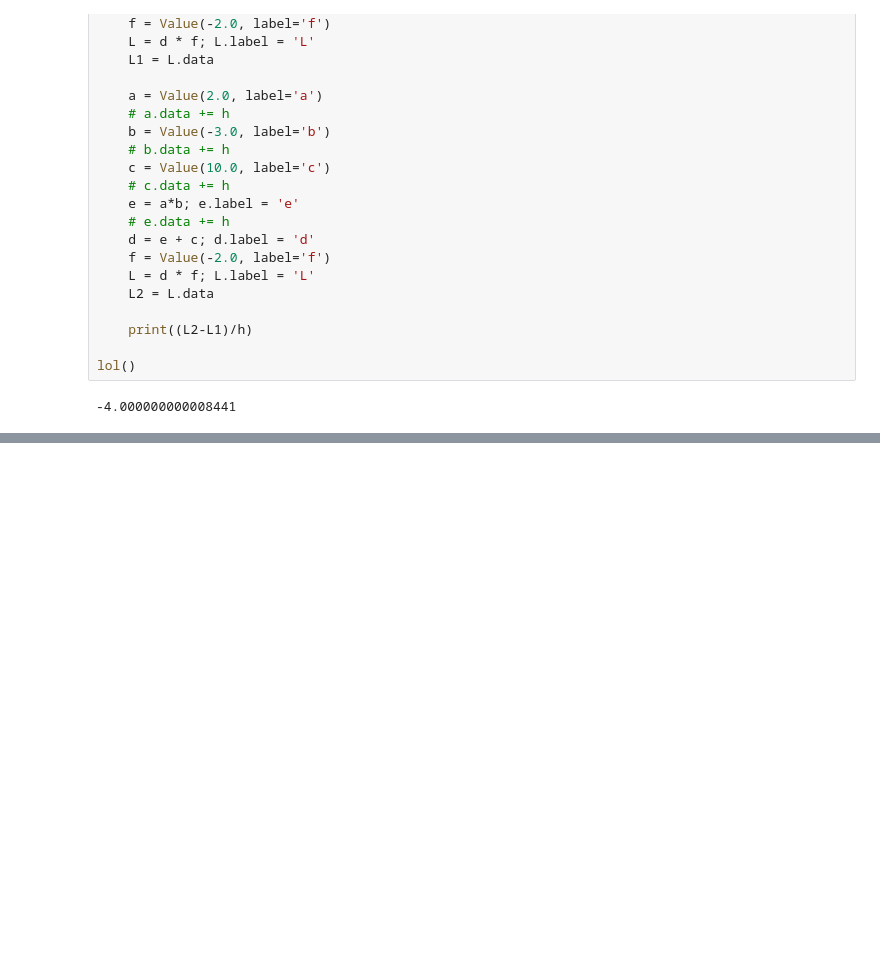
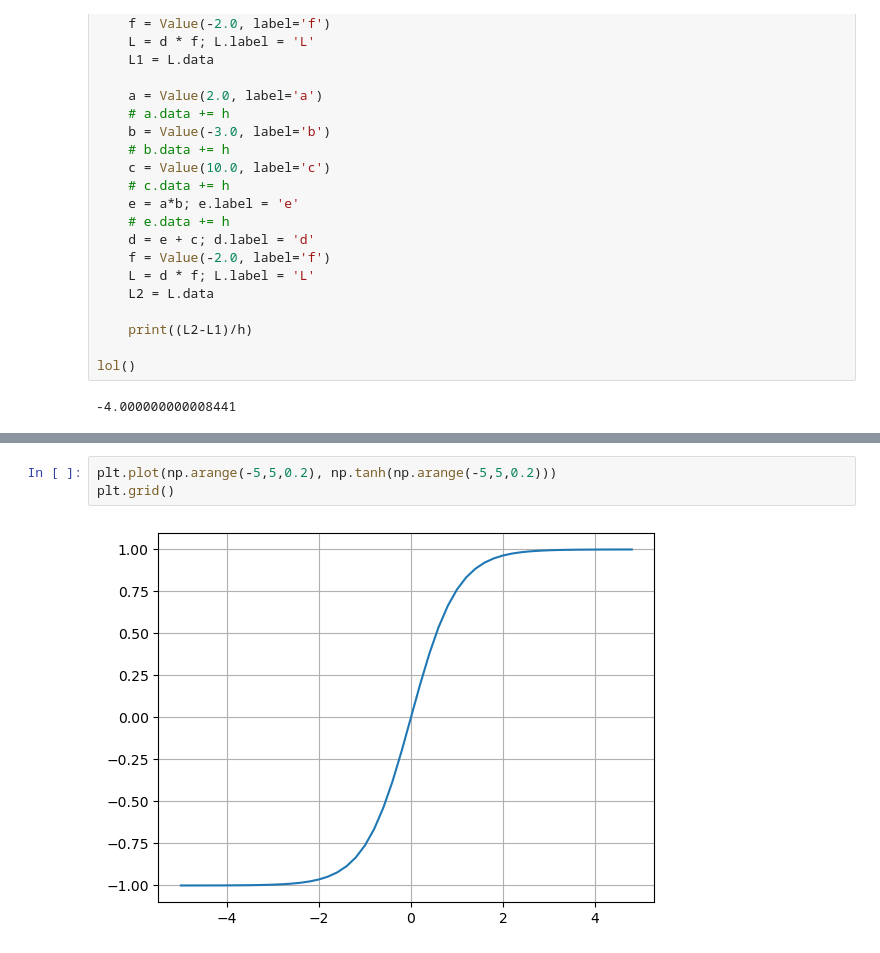
Before and after one commit to serpentile-c137/NeuralNetwork, a Jupyter notebook: NN-backpropagation.ipynb, the cells around one changed output, grey strips where cells are left out. Cells and saved outputs as stored; diff of their text form; blank space fills up the shorter version.

```diff
--- a/NN-backpropagation.ipynb
+++ b/NN-backpropagation.ipynb
@@ -186,0 +243,5 @@ lol()
+# %%
+plt.plot(np.arange(-5,5,0.2), np.tanh(np.arange(-5,5,0.2)))
+plt.grid()
+# %% [output]
+[figure, added]
```
Also changed, not shown: parts of 19 cells of this notebook.
